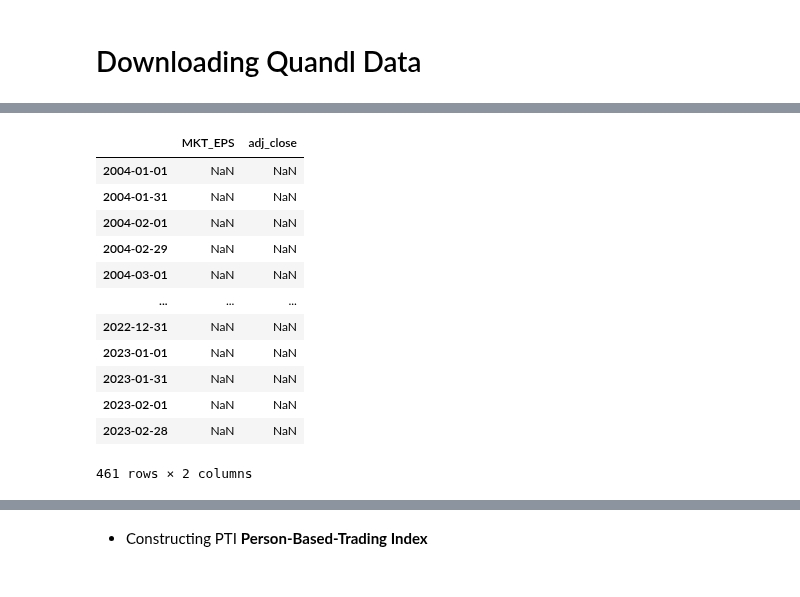
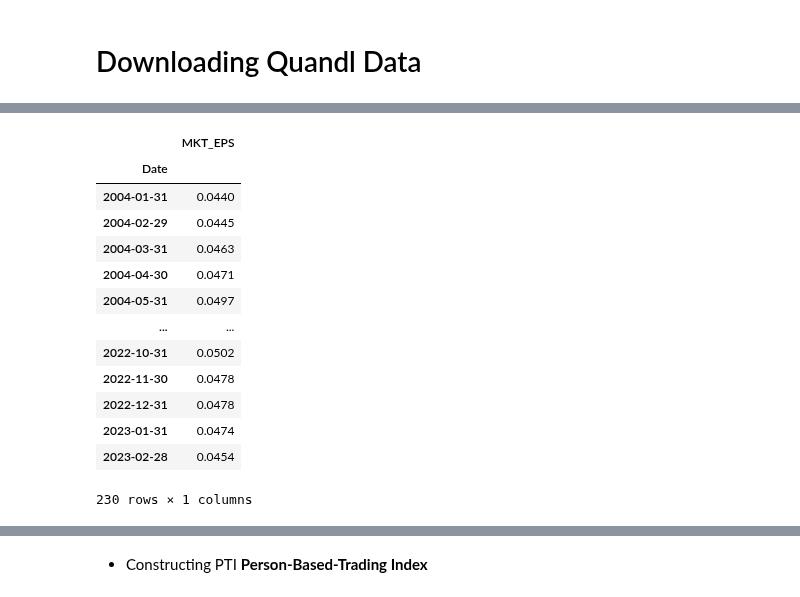
Before and after one commit to dcstein22/economics, a Jupyter notebook: QTSProject.ipynb, the cells around one changed output, grey strips where cells are left out. Cells and saved outputs as stored; diff of their text form; code cells hidden in the pictures.

```diff
--- a/QTSProject.ipynb
+++ b/QTSProject.ipynb
@@ -134,12 +140,9 @@ end_date = data.index[-1]
 market = quandl.get_table('QUOTEMEDIA/PRICES', ticker = 'SPY',qopts = {'columns' : ['adj_close','date']}, date = {'gte':period_begin,'lte':end_date}).set_index('date').sort_index()
 MARKET_RETURNS = market.resample('M').first().pct_change()
 MARKET_RETURNS.columns = ['MKT_RETS']
-corporate_bond_yields = quandl.get(['FED/RIMLPBAAR_N_B', 'FED/RIMLPAAAR_N_B'], start_date = period_begin, end_date = end_date)*(1/100)
-corporate_bond_yields.columns = ['BAA_Yield','AAA_Yield']
-corporate_bond_yields['dsspread'] = corporate_bond_yields['BAA_Yield'] - ['AAA_Yield']
-corporate_bond_yields = corporate_bond_yields.resample('M').first()
+
 interest_rates = quandl.get('YC/USA', start_date = period_begin,end_date = end_date)[['1-Month','3-Month','10-Year']]*(1/100)
 interest_rates['term_spread'] = interest_rates['10-Year']-interest_rates['3-Month']
 interest_rates = interest_rates.resample('M').first()
-spy_earnings_yield = quandl.get('MULTPL/SP500_EARNINGS_YIELD_MONTH', start_date = period_begin, end_date = end_date).rename(columns={'Value':'MKT_EPS'})*(1/100)
-industrial_production = quandl.get('FRED/IPB50002N',start_date = period_begin, end_date= end_date).rename(columns={'Value':'Industrial_Production'})
+spy_earnings_yield = quandl.get('MULTPL/SP500_EARNINGS_YIELD_MONTH', start_date = period_begin, end_date = end_date).rename(columns={'Value':'MKT_EPS'})
+consumer_sentiment = quandl.get('UMICH/SOC1',start_date = period_begin, end_date= end_date).rename(columns={'Value':'Industrial_Production'}).pct_change().fillna(0)
@@ -146,16 +187,17 @@ industrial_production = quandl.get('FRED/IPB50002N',start_date = period_begin, e
 # %%
-spy_earnings_yield.rolling(12).sum() - np.log(market.resample('M').first())
+spy_earnings_yield.resample('M').first()
 # %% [output]
-|  | MKT_EPS | adj_close |
-| 2004-01-01 | NaN | NaN |
-| 2004-01-31 | NaN | NaN |
-| 2004-02-01 | NaN | NaN |
-| 2004-02-29 | NaN | NaN |
-| 2004-03-01 | NaN | NaN |
-| ... | ... | ... |
-| 2022-12-31 | NaN | NaN |
-| 2023-01-01 | NaN | NaN |
-| 2023-01-31 | NaN | NaN |
-| 2023-02-01 | NaN | NaN |
-| 2023-02-28 | NaN | NaN |
+|  | MKT_EPS |
+| Date |  |
+| 2004-01-31 | 0.0440 |
+| 2004-02-29 | 0.0445 |
+| 2004-03-31 | 0.0463 |
+| 2004-04-30 | 0.0471 |
+| 2004-05-31 | 0.0497 |
+| ... | ... |
+| 2022-10-31 | 0.0502 |
+| 2022-11-30 | 0.0478 |
+| 2022-12-31 | 0.0478 |
+| 2023-01-31 | 0.0474 |
+| 2023-02-28 | 0.0454 |
-461 rows × 2 columns
+230 rows × 1 columns
```
Also changed, not shown: parts of 79 cells of this notebook, 1 other file.
